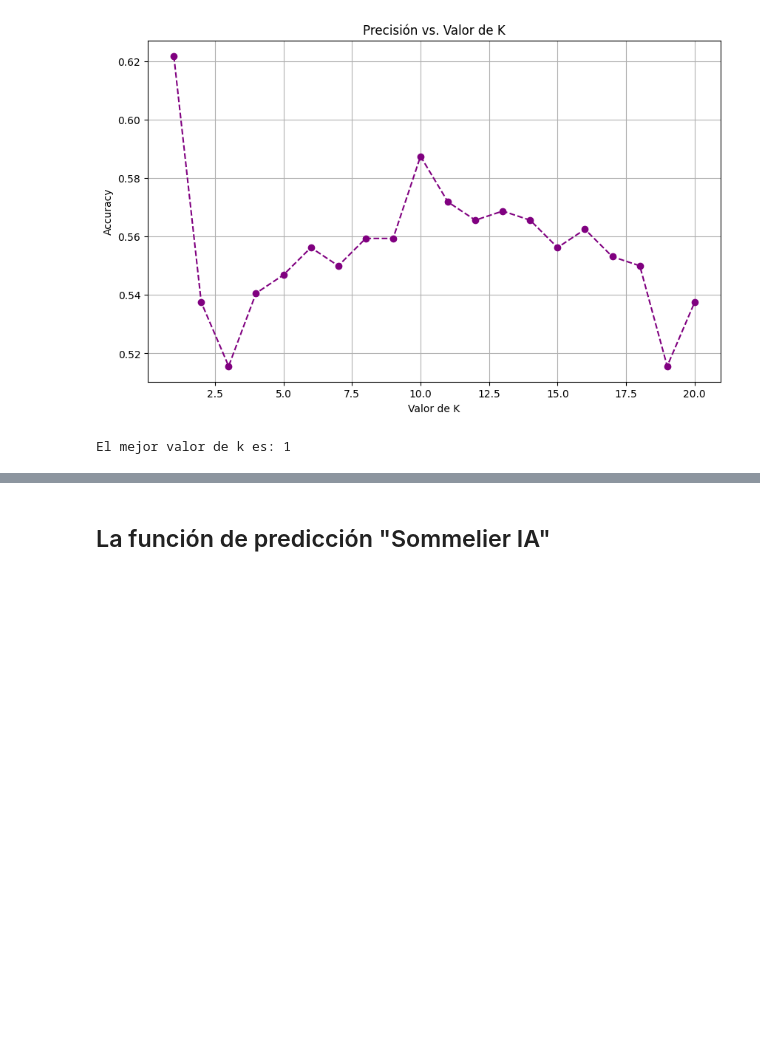
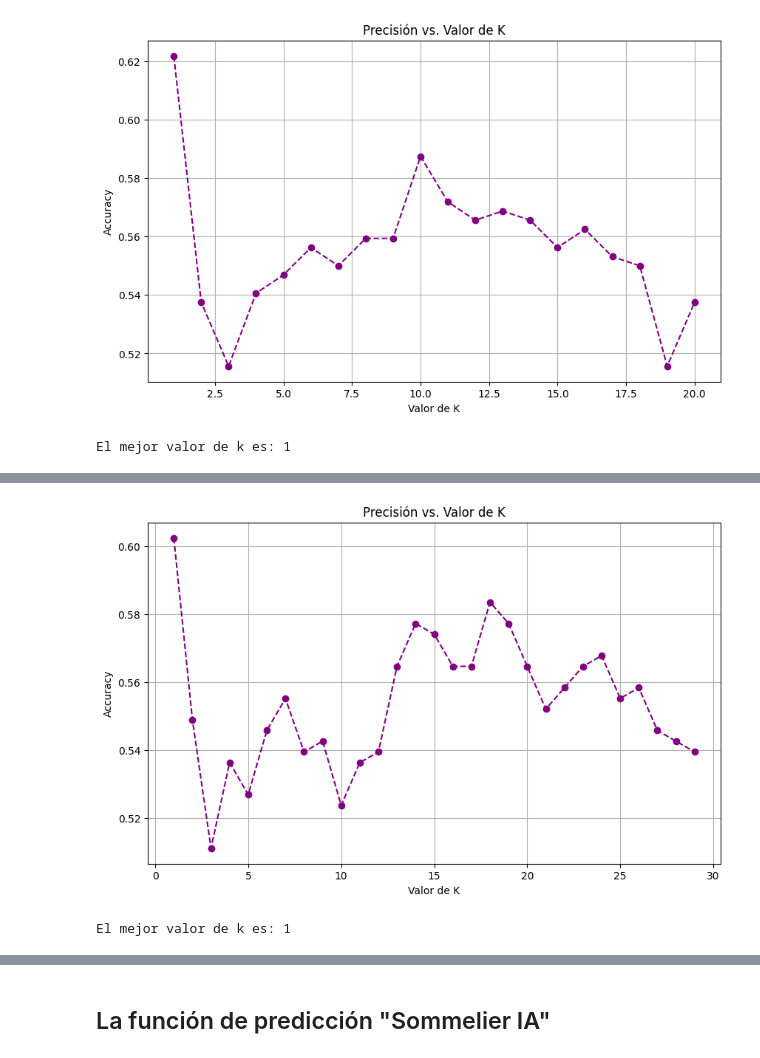
Before and after one commit to 4GeeksAcademy/IgnacioSabinoG-IntroML, a Jupyter notebook: src/08-k-nearest-neighbours-winequality-red.ipynb, the cells around one changed output, grey strips where cells are left out. Cells and saved outputs as stored; diff of their text form; code cells hidden in the pictures; blank space fills up the shorter version.

```diff
--- a/src/08-k-nearest-neighbours-winequality-red.ipynb
+++ b/src/08-k-nearest-neighbours-winequality-red.ipynb
@@ -121,0 +160,38 @@ El mejor valor de k es: 1
+# %%
+# Eliminamos el ruido extremo (Outliers)
+q_limit = df["total sulfur dioxide"].quantile(0.99)
+df_clean = df[df["total sulfur dioxide"] < q_limit]
+# %%
+X = df_clean.drop('quality', axis=1)
+y = df_clean['quality']
+
+X_train, X_test, y_train, y_test = train_test_split(X, y, test_size=0.2, random_state=42)
+
+# ¡Paso vital para KNN!
+scaler = StandardScaler()
+X_train_scaled = scaler.fit_transform(X_train)
+X_test_scaled = scaler.transform(X_test)
+# %%
+accuracies = []
+k_range = range(1, 30)
+
+for k in k_range:
+    knn = KNeighborsClassifier(n_neighbors=k)
+    knn.fit(X_train_scaled, y_train)
+    accuracies.append(knn.score(X_test_scaled, y_test))
+
+# Gráfica Visual
+plt.figure(figsize=(10, 6))
+plt.plot(k_range, accuracies, marker='o', linestyle='--', color='purple')
+plt.title('Precisión vs. Valor de K')
+plt.xlabel('Valor de K')
+plt.ylabel('Accuracy')
+plt.grid(True)
+plt.show()
+
+# Elegimos el mejor k (el que tenga mayor accuracy)
+best_k = k_range[np.argmax(accuracies)]
+print(f"El mejor valor de k es: {best_k}")
+# %% [output]
+[figure, added]
+El mejor valor de k es: 1
```
Also changed, not shown: parts of 8 cells of this notebook, 1 other file.
